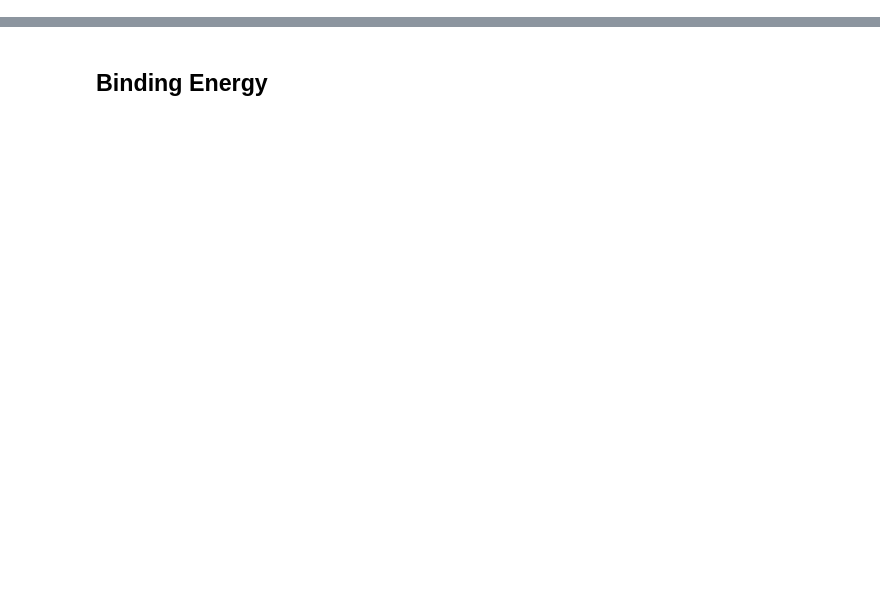
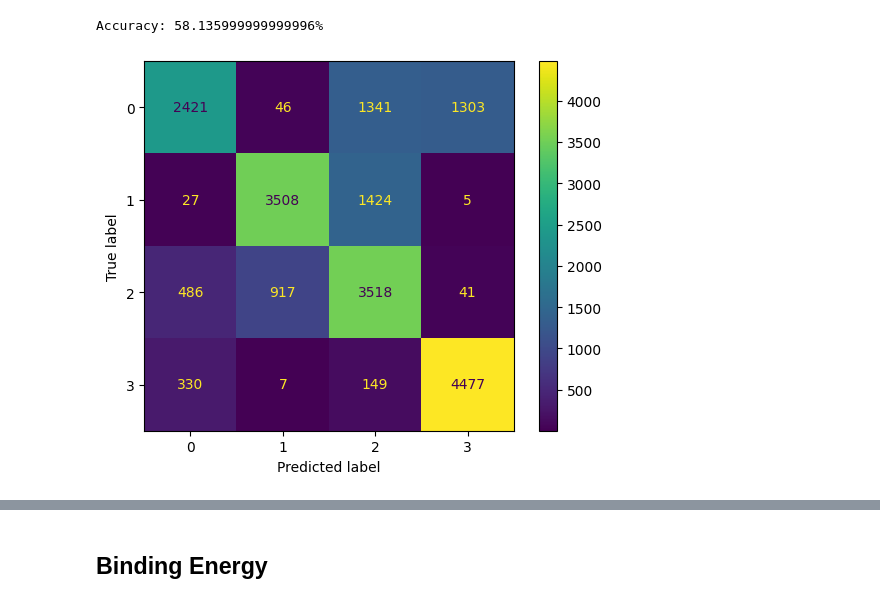
Before and after one commit to dobsonco/CMSE381_HO, a Jupyter notebook: Project.ipynb, the cells around one changed output, grey strips where cells are left out. Cells and saved outputs as stored; diff of their text form; code cells hidden in the pictures; blank space fills up the shorter version.

```diff
--- a/Project.ipynb
+++ b/Project.ipynb
@@ -175,0 +157,25 @@ np.mean(cross_val_score(algo,X,y,cv=KFold(n_splits=5)))
+# %%
+algo = RandomForestClassifier()
+
+print(f"Accuracy: {100*cross_val_score(algo,X,y,cv=KFold(n_splits=5)).mean()}%")
+
+algo.fit(X_train,y_train)
+pred = algo.predict(X_test)
+
+cm = confusion_matrix(y_test, pred, labels=algo.classes_)
+disp = ConfusionMatrixDisplay(confusion_matrix=cm,display_labels=algo.classes_)
+disp.plot();
+# %%
+algo = GaussianNB()
+
+print(f"Accuracy: {100*cross_val_score(algo,X,y,cv=KFold(n_splits=10)).mean()}%")
+
+algo.fit(X_train,y_train)
+pred = algo.predict(X_test)
+
+cm = confusion_matrix(y_test, pred, labels=algo.classes_)
+disp = ConfusionMatrixDisplay(confusion_matrix=cm,display_labels=algo.classes_)
+disp.plot();
+# %% [output]
+Accuracy: 58.135999999999996%
+[figure, added]
```
Also changed, not shown: parts of 57 cells of this notebook, 1 other file.
